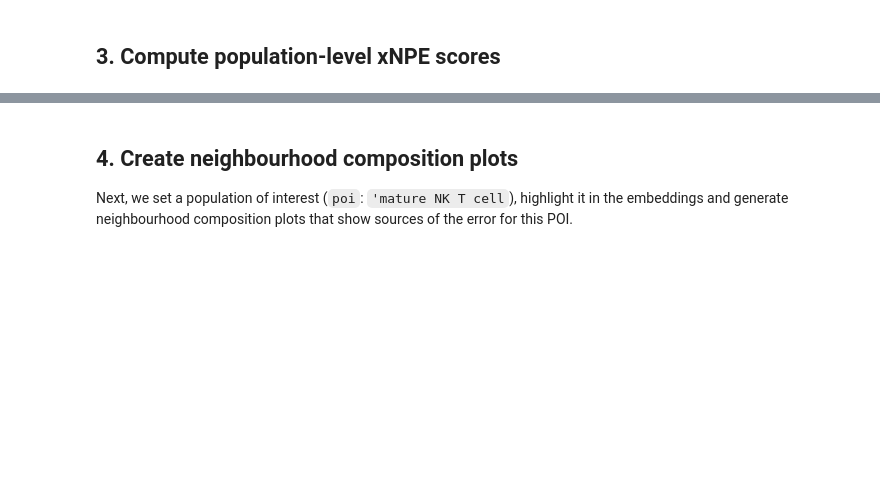
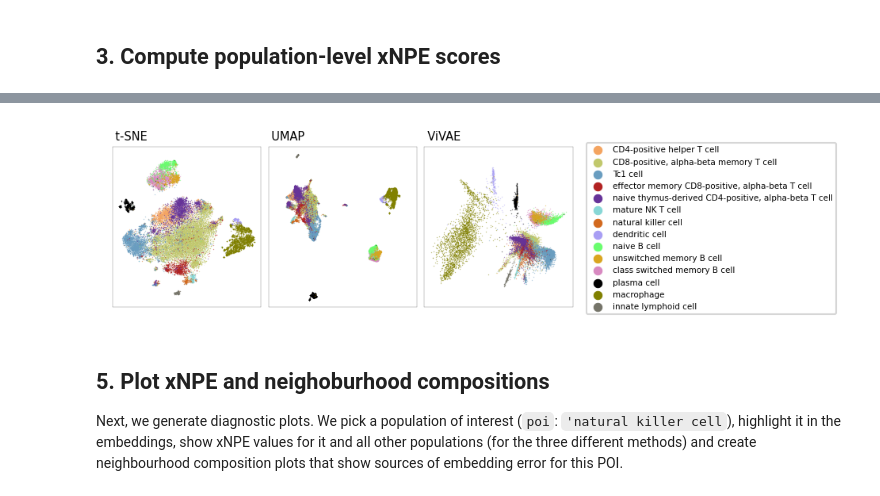
Before and after one commit to saeyslab/ViVAE, a Jupyter notebook: examples/case_study_reed.ipynb, the cells around one changed output, grey strips where cells are left out. Cells and saved outputs as stored; diff of their text form; code cells hidden in the pictures; blank space fills up the shorter version.

```diff
--- a/examples/case_study_reed.ipynb
+++ b/examples/case_study_reed.ipynb
@@ -57,0 +66,8 @@ emb_vivae = model_vivae.transform(pc_d)
+# %%
+## Train ViVAE model & transform inputs
+
+np.random.seed(1)
+torch.manual_seed(1)
+model_vivae = ViVAE.ViVAE(input_dim=pc.shape[1], latent_dim=2, random_state=1)
+model_vivae.fit(pc_d)
+emb_vivae = model_vivae.transform(pc_d)
@@ -164,36 +118,62 @@ palette = ['#726ca6',
+# %%
+palette = {
+    'CD4-positive helper T cell':                           'sandybrown',
+    'CD8-positive, alpha-beta memory T cell':               '#c1c86c',
+    'Tc1 cell':                                             '#699dc0',
+    'class switched memory B cell':                         '#d889c1',
+    'dendritic cell':                                       '#a89ef4',
+    'effector memory CD8-positive, alpha-beta T cell':      'firebrick',
+    'innate lymphoid cell':                                 '#757469',
+    'macrophage':                                           'olive',
+    'mature NK T cell':                                     '#87d7d6',
+    'naive B cell':                                         '#6afd6e',
+    'naive thymus-derived CD4-positive, alpha-beta T cell': 'rebeccapurple',
+    'natural killer cell':                                  'chocolate',
+    'plasma cell':                                          'black',
+    'unknown':                                              '#74c7c0',
+    'unswitched memory B cell':                             'goldenrod'
+}
 # %%
 mpl.rcParams['axes.linewidth'] = 0.1
 pops = list(xnpe_tsne.keys())
 methods = ['t-SNE', 'UMAP', 'ViVAE']
 nmet = len(methods)
-fig, ax = plt.subplots(nrows=1, ncols=3, figsize=(5, 1.5), dpi=150)
-fig.subplots_adjust(wspace=.3)
+fig, ax = plt.subplots(nrows=1, ncols=3, figsize=(5, 1.75), dpi=150)
+fig.subplots_adjust(wspace=.05)
 handles = []
 labels = []
 embs = [emb_tsne, emb_umap, emb_vivae]
 s = .01
 for i, method in enumerate(methods):
         idcs0 = np.where(labs==unass)[0]
         idcs1 = np.delete(np.arange(len(labs)), idcs0)
         emb = embs[i]
         ax[i].scatter(emb[idcs0,0], emb[idcs0,1], s=s, c='#bfbfbf', alpha=1., linewidths=0)
         idx_pop = 0
         l = np.delete(labs, idcs0)
         for pop in np.unique(l):
             idcs = np.where(l == pop)[0]
             if i==(len(methods)-1):
-                ax[i].scatter(emb[idcs1[idcs],0], emb[idcs1[idcs],1], label=pop, s=s, c=palette[idx_pop], alpha=1., linewidth=.5)
+                ax[i].scatter(emb[idcs1[idcs],0], emb[idcs1[idcs],1], label=pop, s=s, c=palette[pop], alpha=1., linewidth=.5)
             else:
-                ax[i].scatter(emb[idcs1[idcs],0], emb[idcs1[idcs],1], s=s, c=palette[idx_pop], alpha=1., linewidth=.5)
-            ax[i].tick_params(axis='both', labelsize=5)
+                ax[i].scatter(emb[idcs1[idcs],0], emb[idcs1[idcs],1], s=s, c=palette[pop], alpha=1., linewidth=.5)
+            ax[i].tick_params(axis='both', labelbottom=False, labelleft=False, bottom=False, left=False)
             idx_pop += 1
         ax[i].axis('equal')
-        ax[i].set_title(methods[i], size=7, ha='left', x=-.03, y=.98)
+        ax[i].set_title(f'  {methods[i]}', size=7, ha='left', x=-.03, y=.98)
         if i==(len(methods)-1):
-            l = fig.legend(bbox_to_anchor=(1.35, .92), fontsize=5, markerscale=50.)
+            # Re-order points in legend to make them more sensible (ad hoc!)
+            handles, labels = plt.gca().get_legend_handles_labels()
+            order = [0,1,2,5,10,8,11,4,9,13,3,12,7,6]
+
+            fig.legend([handles[idx] for idx in order],[labels[idx] for idx in order], bbox_to_anchor=(1.35, .92), fontsize=5, markerscale=50.)
+
 fig.savefig('Reed_A_embeddings.png', bbox_inches='tight', dpi=300, transparent=True)
 fig.savefig('Reed_A_embeddings.svg', bbox_inches='tight', transparent=True)
+# %% [output]
+[figure, added]
 # %% [markdown]
-## **4.** Create neighbourhood composition plots
+## **5.** Plot xNPE and neighoburhood compositions
 
-Next, we set a population of interest (`poi`: `'mature NK T cell`), highlight it in the embeddings and generate neighbourhood composition plots that show sources of the error for this POI.
+Next, we generate diagnostic plots.
+We pick a population of interest (`poi`: `'natural killer cell`), highlight it in the embeddings, show xNPE values for it and all other populations (for the three different methods) and create neighbourhood composition plots that show sources of embedding error for this POI.
```
Also changed, not shown: parts of 22 cells of this notebook.
